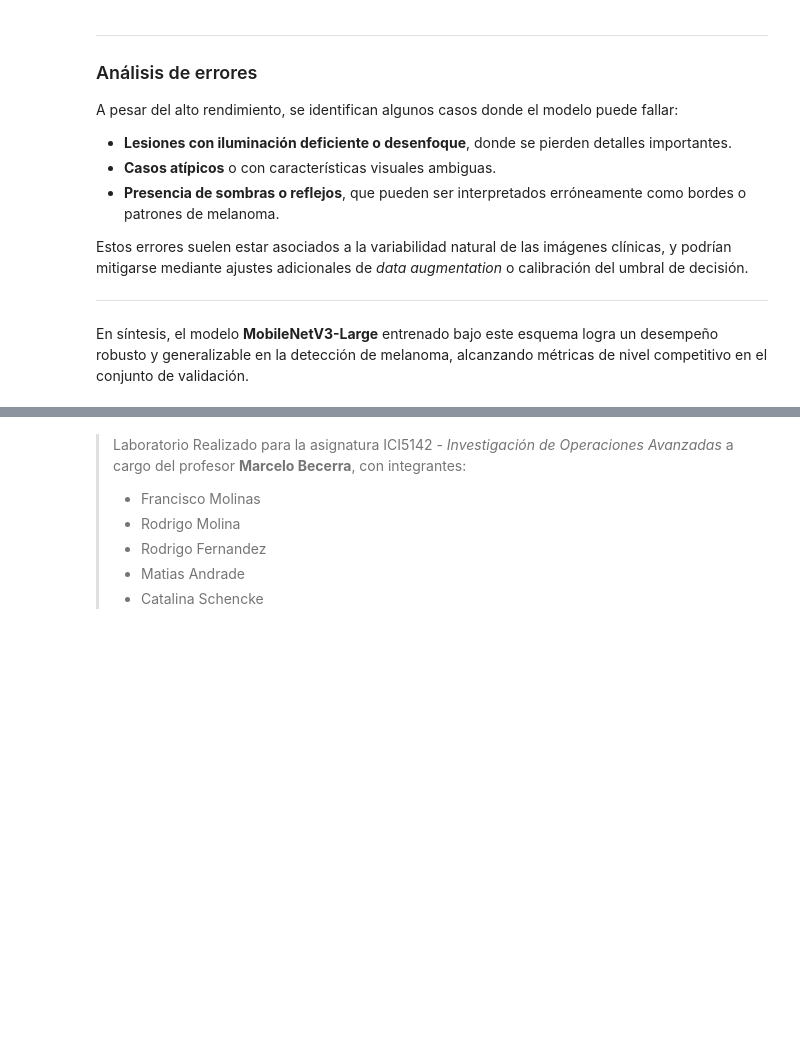
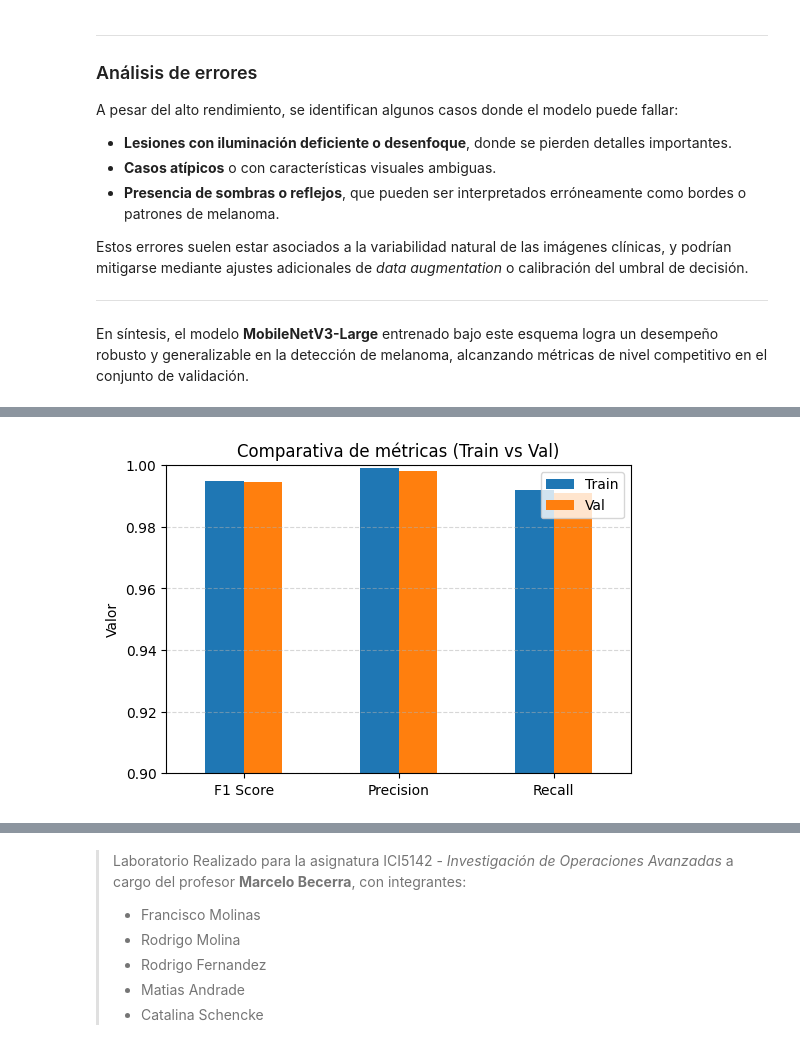
Before and after one commit to CatalinaSchencke/Lab1-IOA-2025, a Jupyter notebook: lab_1.ipynb, the cells around one changed output, grey strips where cells are left out. Drawn from its saved outputs; the diff is of its cells as text; code cells hidden in the pictures; blank space fills up the shorter version.

```diff
--- a/lab_1.ipynb
+++ b/lab_1.ipynb
@@ -489,0 +524,20 @@ En síntesis, el modelo **MobileNetV3-Large** entrenado bajo este esquema logra
+# %%
+import matplotlib.pyplot as plt
+import pandas as pd
+
+# Datos
+df = pd.DataFrame({
+    'Train': [0.995, 0.999, 0.992],
+    'Val': [0.9946, 0.998, 0.991]
+}, index=['F1 Score', 'Precision', 'Recall'])
+
+# Gráfico
+ax = df.plot(kind='bar', figsize=(6,4))
+ax.set_title('Comparativa de métricas (Train vs Val)')
+ax.set_ylim(0.9, 1.0)
+ax.set_ylabel('Valor')
+ax.grid(axis='y', linestyle='--', alpha=0.5)
+plt.xticks(rotation=0)
+plt.show()
+# %% [output]
+[figure, added]
```
Also changed, not shown: parts of 9 cells of this notebook.
